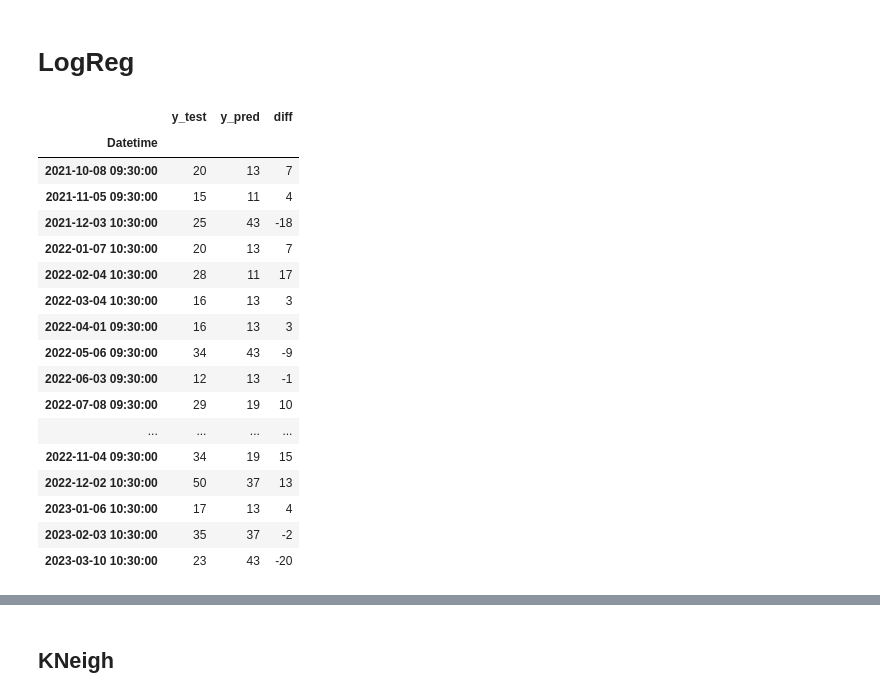
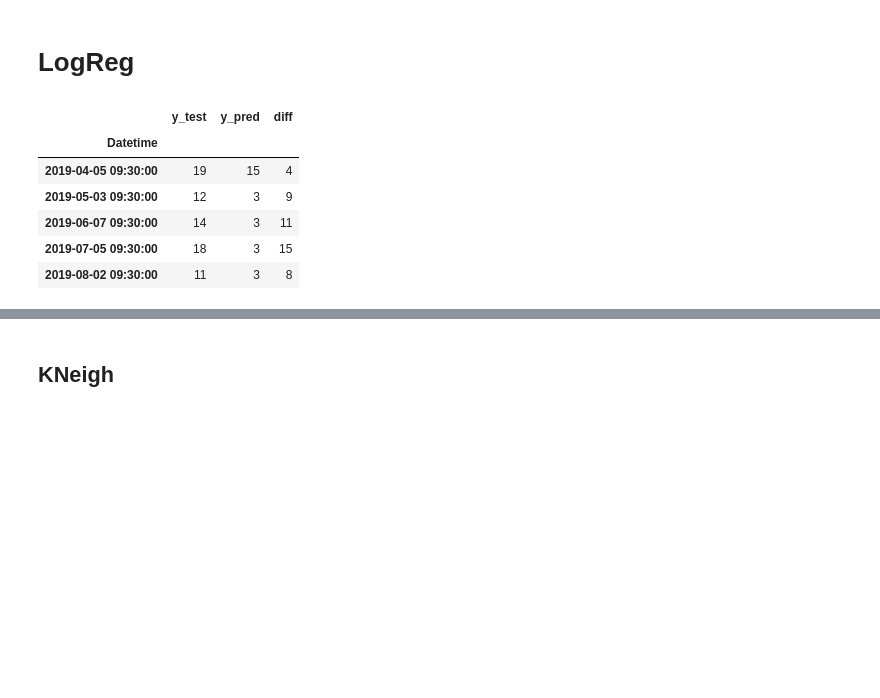
Before and after one commit to angelohomen/economic-events, a Jupyter notebook: PayrollModel.ipynb, the cells around one changed output, grey strips where cells are left out. Cells and saved outputs as stored; diff of their text form; code cells hidden in the pictures; blank space fills up the shorter version.

```diff
--- a/PayrollModel.ipynb
+++ b/PayrollModel.ipynb
@@ -33,11 +105,14 @@ def get_rsi(close, lookback):
 # %%
-dfMarketData = pd.read_csv('WDODATA.csv','\t')
-dfMarketData.columns = ['Date','Time','Open','High','Low','Close','TickVol','Vol','Spread']
-dfMarketData['Datetime'] = dfMarketData['Date'].str.replace('.','-') + ' ' + dfMarketData['Time']
-dfMarketData = dfMarketData[['Datetime','Open','High','Low','Close']]
-dfMarketData['Returns'] = dfMarketData['Close'].pct_change()
-dfMarketData['Datetime'] = pd.to_datetime(dfMarketData['Datetime'])
-dfMarketData = dfMarketData.set_index('Datetime')
-dfMarketData = dfMarketData.sort_index()
-dfMarketData['RSI_2']=get_rsi(dfMarketData['Close'], 2)
-dfMarketData.tail()
+# dfMarketData = pd.read_csv('WDODATA.csv','\t')
+# dfMarketData.columns = ['Date','Time','Open','High','Low','Close','TickVol','Vol','Spread']
+# dfMarketData['Datetime'] = dfMarketData['Date'].str.replace('.','-') + ' ' + dfMarketData['Time']
+# dfMarketData = dfMarketData[['Datetime','Open','High','Low','Close']]
+# dfMarketData['Returns'] = dfMarketData['Close'].pct_change()
+# dfMarketData['Datetime'] = pd.to_datetime(dfMarketData['Datetime'])
+# dfMarketData = dfMarketData.set_index('Datetime')
+# dfMarketData = dfMarketData.sort_index()
+# dfMarketData['RSI_2']=get_rsi(dfMarketData['Close'], 2)
+# dfMarketData['Date']=pd.to_datetime(dfMarketData.index.date)
+# dfMarketData=dfMarketData.reset_index().merge(dfSurvey,how='left',on='Date').set_index('Datetime')
+# dfMarketData.drop(columns=['Date'],inplace=True)
+# dfMarketData.tail()
@@ -64,10 +131,10 @@ dfEventsData['Datetime'] = pd.to_datetime(dfEventsData['ReleaseTime'])
 dfEventsData = dfEventsData.set_index('Datetime')
 dfEventsData = dfEventsData.sort_index()
 dfEventsData = dfEventsData[dfEventsData['EventID']==Event][['ActualValue','PercentChng','DummyChng']]
-dfEventsData = pd.merge(dfEventsData, dfMarketData[['Close','RSI_2']], how='inner', on='Datetime')
-dfEventsData.columns = ['ActualValue','PercentChng','DummyChng','WdoPrice','WdoRsi2']
-dfEventsData['WdoRsiBool'] = False
-dfEventsData['WdoRsiBool'] = dfEventsData['WdoRsi2']>=70
-dfEventsData['WdoRsiBool'] = dfEventsData['WdoRsi2']<=30
+dfEventsData = pd.merge(dfEventsData, dfMarketData[['Close','RSI_2','Survey']], how='inner', on='Datetime')
+dfEventsData.columns = ['ActualValue','PercentChng','DummyChng','WdoPrice','WdoRsi2','Survey']
+dfEventsData['WdoRsiBool'] = dfEventsData.apply(lambda x: 1 if x['WdoRsi2']>=70 or x['WdoRsi2']<=30 else 0, axis=1)
+dfEventsData['AbsSurveyDiff']=dfEventsData['ActualValue']-dfEventsData['Survey']
+dfEventsData['PctSurveyDiff']=dfEventsData['ActualValue']/dfEventsData['Survey']-1
 dfEventsData.tail()
 # %% [output]
@@ -204,5 +262,5 @@ X.describe().T
 # %%
-X_train, X_test, y_train, y_test = train_test_split(X, Y, test_size=0.3, random_state=0, shuffle=False)
+X_train, X_test, y_train, y_test = train_test_split(X, Y, test_size=0.4, random_state=0, shuffle=False)
 # %% [markdown]
 ## Granger Causality
 # %%
@@ -332,7 +405,7 @@ rfecv_result
 # %%
 # RFECV
 # label = WdoMaxVar
-RFECVFeatures = ['PercentChng', 'WdoRsiBool', 'WdoMaxVar5MinBefore']
+RFECVFeatures = rfecv_result
 RFECVX = X_train[RFECVFeatures]
 RFECVFitted=default_pipe.fit(RFECVX, y_train)
 R2RFECV=RFECVFitted.score(X_train[RFECVFeatures], y_train)
@@ -419,32 +511,21 @@ ModelY=Y
 # %%
 logRegPipe = Pipeline([('scaler', StandardScaler()), ('regressor', LogisticRegression())])
 logRegPipe.fit(ModelX_train,Modely_train)
-Modely_pred = logRegPipe.predict(ModelX_test)
-mse = mean_squared_error(Modely_test, Modely_pred)
+Modely_pred = logRegPipe.predict(ModelX)
+mse = mean_squared_error(ModelY, Modely_pred)
 rmse = np.sqrt(mse)
 df_y_test=pd.DataFrame(Modely_test)
-df_y_pred=pd.DataFrame(Modely_pred)
+df_y_pred=pd.DataFrame(logRegPipe.predict(ModelX_test))
 df_y_pred.index=df_y_test.index
 logRegY_df=df_y_test.merge(df_y_pred,how='inner',on='Datetime')
 logRegY_df.columns=['y_test','y_pred']
 logRegY_df['diff']=logRegY_df['y_test']-logRegY_df['y_pred']
-logRegY_df
+logRegY_df.head()
 # %% [output]
 |  | y_test | y_pred | diff |
 | Datetime |  |  |  |
-| 2021-10-08 09:30:00 | 20 | 13 | 7 |
-| 2021-11-05 09:30:00 | 15 | 11 | 4 |
-| 2021-12-03 10:30:00 | 25 | 43 | -18 |
-| 2022-01-07 10:30:00 | 20 | 13 | 7 |
-| 2022-02-04 10:30:00 | 28 | 11 | 17 |
-| 2022-03-04 10:30:00 | 16 | 13 | 3 |
-| 2022-04-01 09:30:00 | 16 | 13 | 3 |
-| 2022-05-06 09:30:00 | 34 | 43 | -9 |
-| 2022-06-03 09:30:00 | 12 | 13 | -1 |
-| 2022-07-08 09:30:00 | 29 | 19 | 10 |
-| ... | ... | ... | ... |
-| 2022-11-04 09:30:00 | 34 | 19 | 15 |
-| 2022-12-02 10:30:00 | 50 | 37 | 13 |
-| 2023-01-06 10:30:00 | 17 | 13 | 4 |
-| 2023-02-03 10:30:00 | 35 | 37 | -2 |
-| 2023-03-10 10:30:00 | 23 | 43 | -20 |
+| 2019-04-05 09:30:00 | 19 | 15 | 4 |
+| 2019-05-03 09:30:00 | 12 | 3 | 9 |
+| 2019-06-07 09:30:00 | 14 | 3 | 11 |
+| 2019-07-05 09:30:00 | 18 | 3 | 15 |
+| 2019-08-02 09:30:00 | 11 | 3 | 8 |
```
Also changed, not shown: parts of 49 cells of this notebook, 2 other files.
